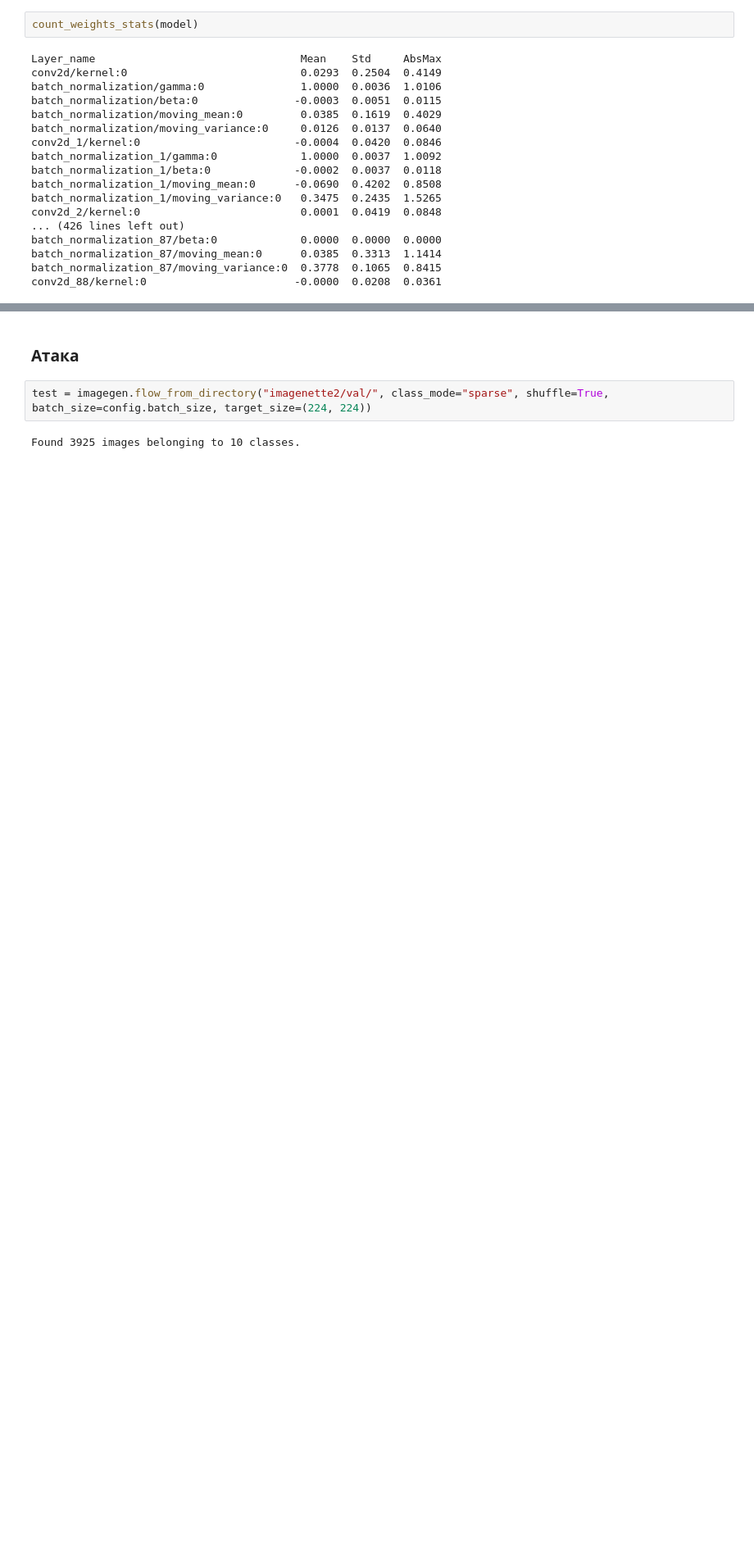
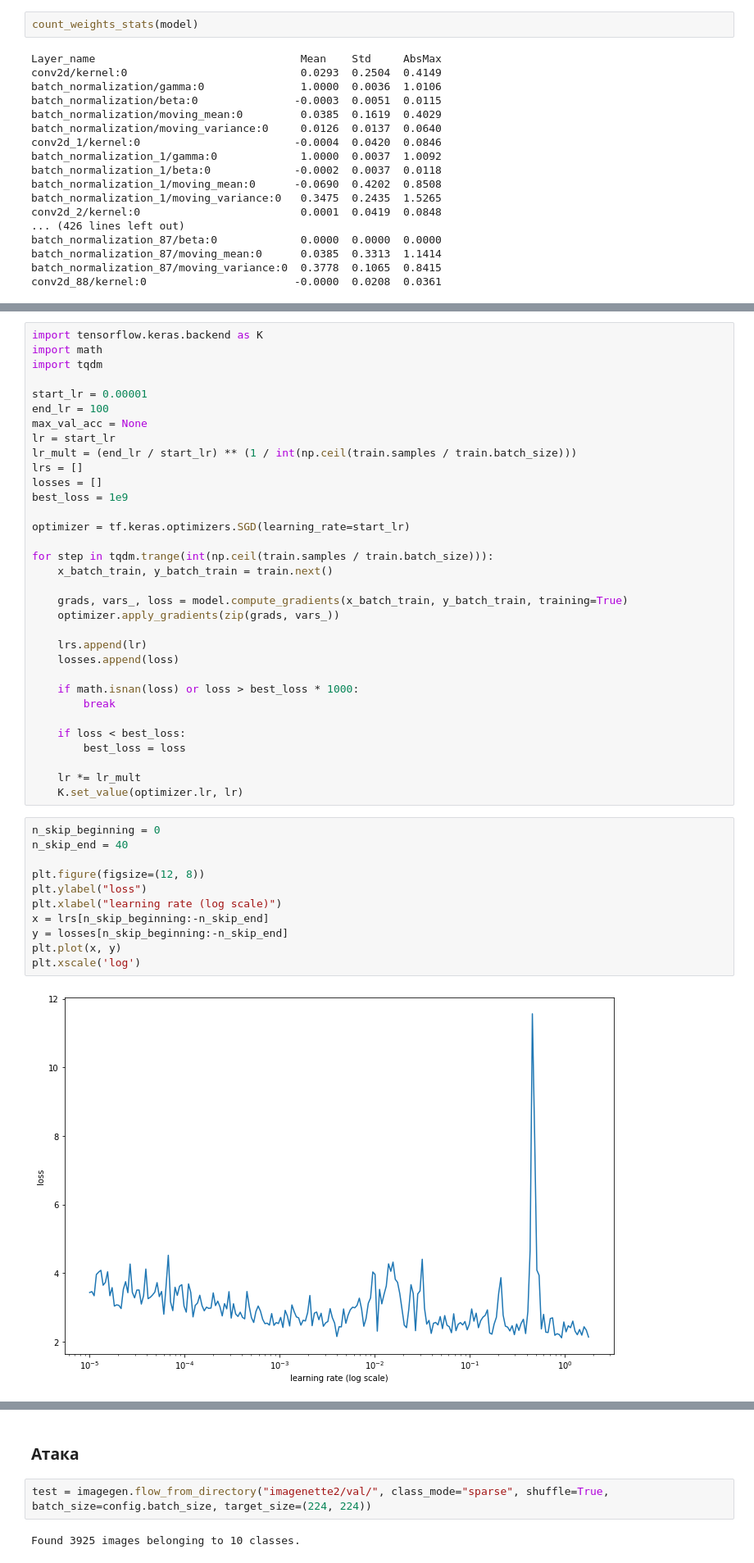
Before and after one commit to sava-stepurin/graduate_work, a Jupyter notebook: Fully-invertible_RevNet/RevNet_without_dense.ipynb, the cells around one changed output, grey strips where cells are left out. Shown at 82% size. Cells and saved outputs as stored; diff of their text form; blank space fills up the shorter version.

```diff
--- a/Fully-invertible_RevNet/RevNet_without_dense.ipynb
+++ b/Fully-invertible_RevNet/RevNet_without_dense.ipynb
@@ -784,0 +867,46 @@ conv2d_88/kernel:0                       -0.0000  0.0208  0.0361
+# %%
+import tensorflow.keras.backend as K
+import math
+import tqdm
+
+start_lr = 0.00001
+end_lr = 100
+max_val_acc = None
+lr = start_lr
+lr_mult = (end_lr / start_lr) ** (1 / int(np.ceil(train.samples / train.batch_size)))
+lrs = []
+losses = []
+best_loss = 1e9
+
+optimizer = tf.keras.optimizers.SGD(learning_rate=start_lr)
+
+for step in tqdm.trange(int(np.ceil(train.samples / train.batch_size))):
+    x_batch_train, y_batch_train = train.next()
+
+    grads, vars_, loss = model.compute_gradients(x_batch_train, y_batch_train, training=True)
+    optimizer.apply_gradients(zip(grads, vars_))
+
+    lrs.append(lr)
+    losses.append(loss)
+
+    if math.isnan(loss) or loss > best_loss * 1000:
+        break
+
+    if loss < best_loss:
+        best_loss = loss
+
+    lr *= lr_mult
+    K.set_value(optimizer.lr, lr)
+# %%
+n_skip_beginning = 0
+n_skip_end = 40
+
+plt.figure(figsize=(12, 8))
+plt.ylabel("loss")
+plt.xlabel("learning rate (log scale)")
+x = lrs[n_skip_beginning:-n_skip_end]
+y = losses[n_skip_beginning:-n_skip_end]
+plt.plot(x, y)
+plt.xscale('log')
+# %% [output]
+[figure, added]
```
Also changed, not shown: parts of 54 cells of this notebook, 1 other file.
